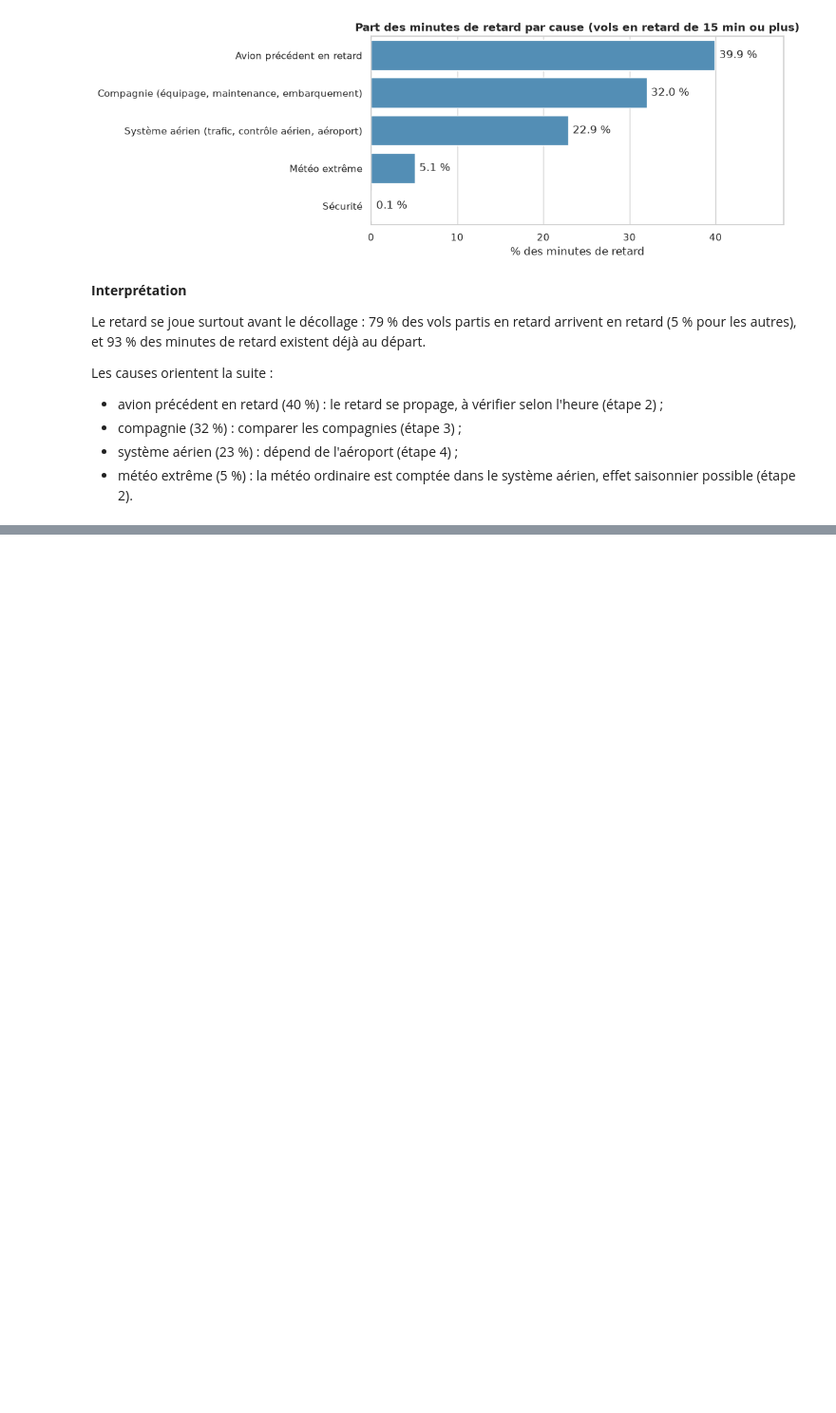
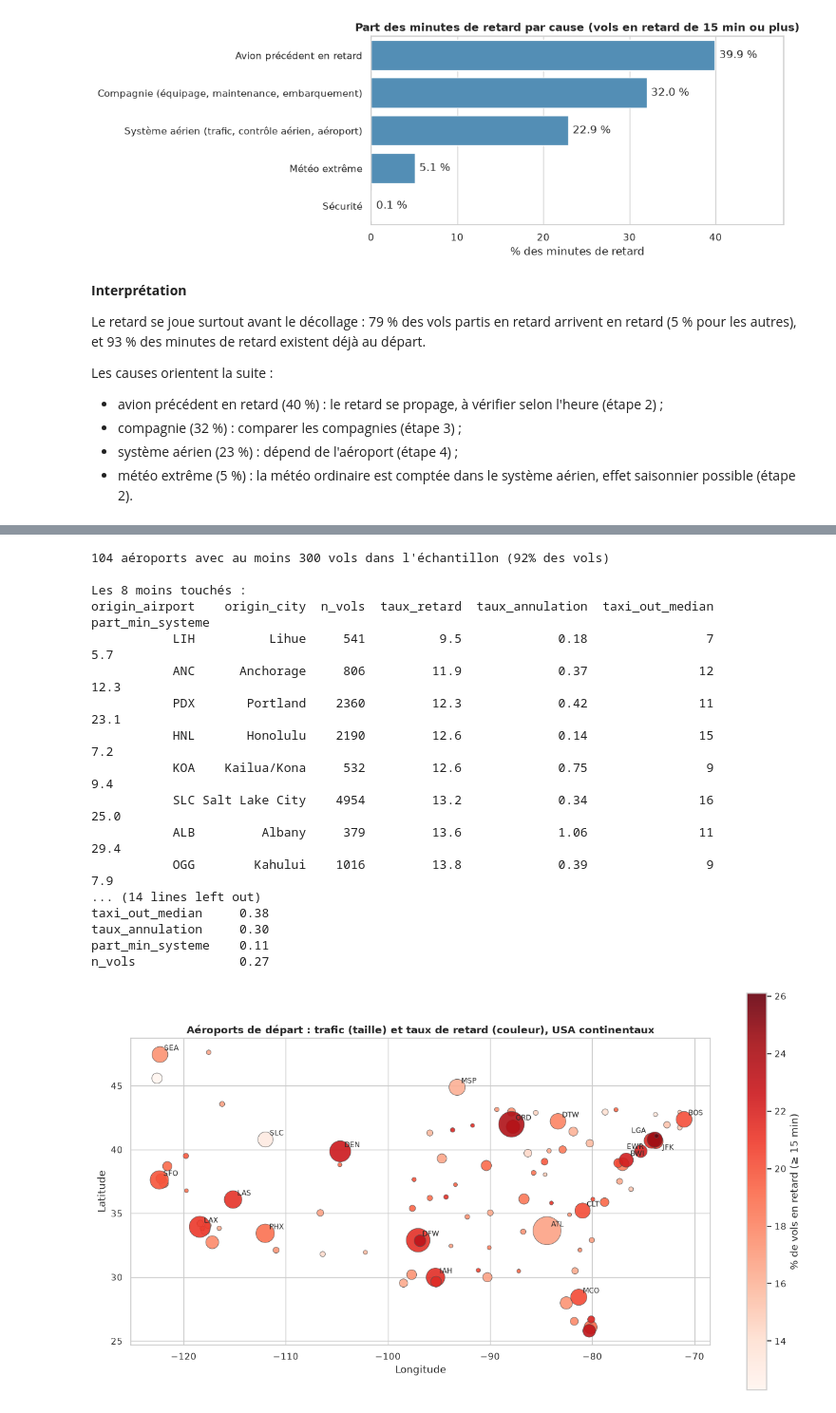
Before and after one commit to 104MJ/TP-datalake, a Jupyter notebook: notebooks/J2_Spark_Delta_Silver.ipynb, the cells around one changed output, grey strips where cells are left out. Shown at 95% size. Saved outputs shown, nothing was run; the diff lists cells and outputs as text; code cells hidden in the pictures; blank space fills up the shorter version.

```diff
--- a/notebooks/J2_Spark_Delta_Silver.ipynb
+++ b/notebooks/J2_Spark_Delta_Silver.ipynb
@@ -964,0 +1230,64 @@ Les causes orientent la suite :
+# %%
+# Profil des aéroports de départ (octobre exclu : codes aéroport non valides)
+apt_pd = (
+    silver_eda.filter(F.col("airport_code_valid"))
+    .groupBy("origin_airport", "origin_city", "origin_state", "origin_lat", "origin_lon")
+    .agg(
+        F.count("*").alias("n_vols"),
+        F.round(100 * F.avg(F.col("is_delayed_15").cast("int")), 1).alias("taux_retard"),
+        F.round(100 * F.avg(F.col("is_cancelled").cast("int")), 2).alias("taux_annulation"),
+        F.percentile_approx("taxi_out", 0.5).alias("taxi_out_median"),
+        F.round(100 * F.sum("air_system_delay") / F.sum(F.when(F.col("is_delayed_15"), F.col("arrival_delay"))), 1).alias("part_min_systeme"),
+    )
+    .toPandas()
+)
+# On garde les aéroports avec assez de vols pour que le taux soit fiable
+apt_pd = apt_pd[apt_pd["n_vols"] >= 300].sort_values("taux_retard")
+print(f"{len(apt_pd)} aéroports avec au moins 300 vols dans l'échantillon "
+      f"({apt_pd['n_vols'].sum() / silver_eda.filter('airport_code_valid').count():.0%} des vols)")
+cols = ["origin_airport", "origin_city", "n_vols", "taux_retard", "taux_annulation", "taxi_out_median", "part_min_systeme"]
+print("\nLes 8 moins touchés :")
+print(apt_pd[cols].head(8).to_string(index=False))
+print("\nLes 8 plus touchés :")
+print(apt_pd[cols].tail(8).to_string(index=False))
+
+# Le roulage au départ (signe de congestion) va-t-il avec le retard ?
+print("\nCorrélation de Spearman entre aéroports :")
+print(apt_pd[["taux_retard", "taxi_out_median", "taux_annulation", "part_min_systeme", "n_vols"]]
+      .corr(method="spearman")["taux_retard"].round(2).to_string())
+
+# Carte : position = coordonnées GPS, taille = trafic, couleur = taux de retard
+carte = apt_pd[(apt_pd["origin_lon"] > -130) & (apt_pd["origin_lat"] > 23)]  # USA continentaux
+fig, ax = plt.subplots(figsize=(13, 7))
+sc = ax.scatter(carte["origin_lon"], carte["origin_lat"], s=carte["n_vols"] / 15, c=carte["taux_retard"],
+                cmap="Reds", edgecolors="#525252", linewidth=0.6, alpha=0.9)
+decalages = {"LGA": (-28, 8), "JFK": (8, -10), "EWR": (-30, -10)}  # aéroports de New York, très proches
+for _, r in carte[carte["n_vols"] >= 4000].iterrows():
+    ax.annotate(r["origin_airport"], (r["origin_lon"], r["origin_lat"]), xytext=decalages.get(r["origin_airport"], (5, 5)),
+                textcoords="offset points", fontsize=8.5)
+plt.colorbar(sc, ax=ax, label="% de vols en retard (≥ 15 min)")
+ax.set_title("Aéroports de départ : trafic (taille) et taux de retard (couleur), USA continentaux", fontweight="bold")
+ax.set_xlabel("Longitude")
+ax.set_ylabel("Latitude")
+ax.set_aspect(1.25)
+plt.tight_layout()
+plt.show()
+# %% [output]
+104 aéroports avec au moins 300 vols dans l'échantillon (92% des vols)
+
+Les 8 moins touchés :
+origin_airport    origin_city  n_vols  taux_retard  taux_annulation  taxi_out_median  part_min_systeme
+           LIH          Lihue     541          9.5             0.18                7               5.7
+           ANC      Anchorage     806         11.9             0.37               12              12.3
+           PDX       Portland    2360         12.3             0.42               11              23.1
+           HNL       Honolulu    2190         12.6             0.14               15               7.2
+           KOA    Kailua/Kona     532         12.6             0.75                9               9.4
+           SLC Salt Lake City    4954         13.2             0.34               16              25.0
+           ALB         Albany     379         13.6             1.06               11              29.4
+           OGG        Kahului    1016         13.8             0.39                9               7.9
+... (14 lines left out)
+taxi_out_median     0.38
+taux_annulation     0.30
+part_min_systeme    0.11
+n_vols              0.27
+[figure, added]
```
Also changed, not shown: parts of 12 cells of this notebook.
